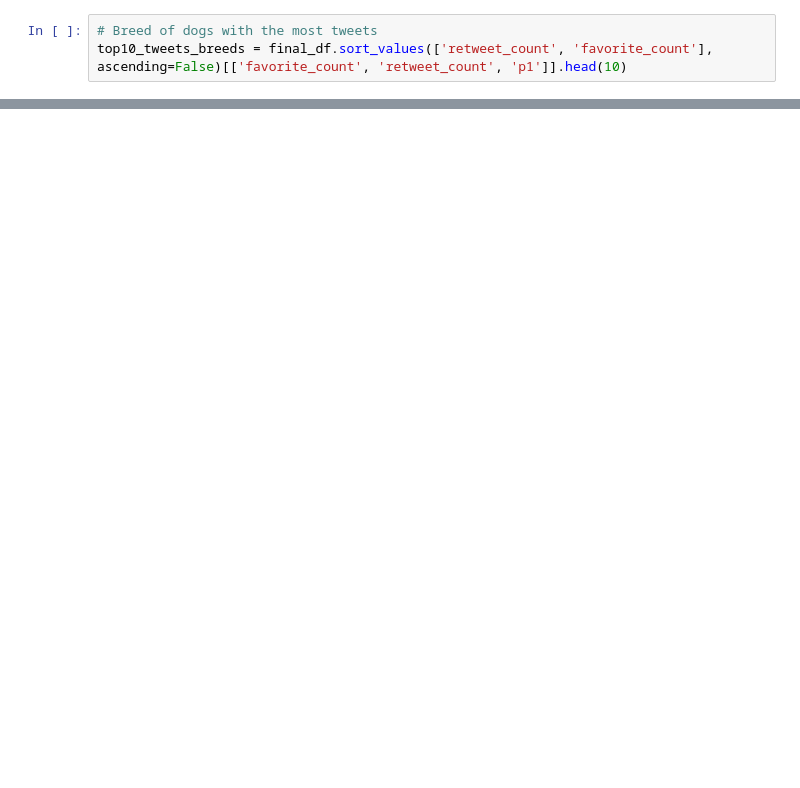
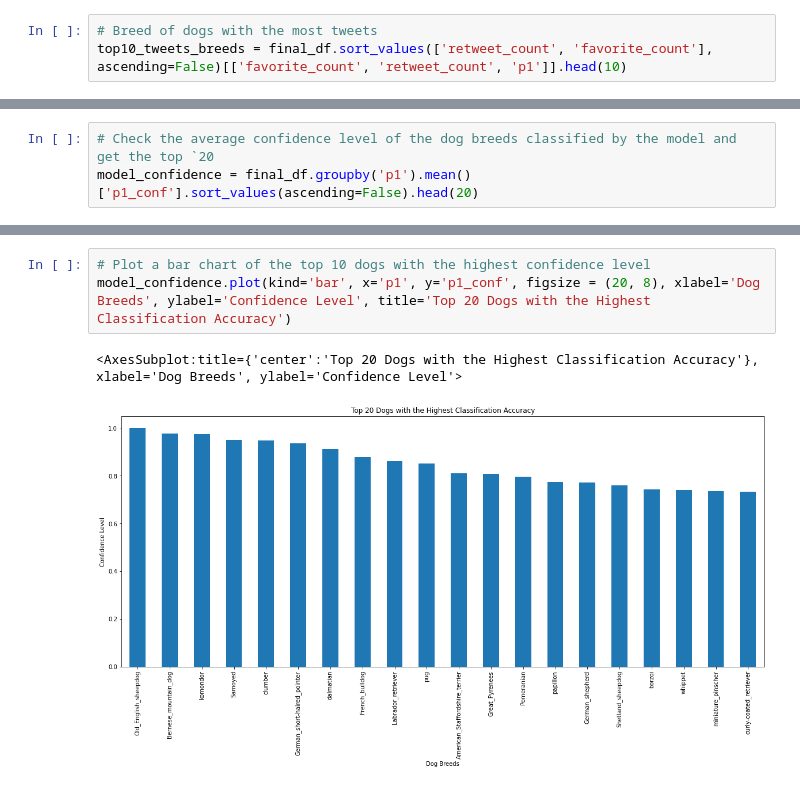
Before and after one commit to okabamac/data_wrangling_p2, a Jupyter notebook: wrangle_act.ipynb, the cells around one changed output, grey strips where cells are left out. Drawn from its saved outputs; the diff is of its cells as text; blank space fills up the shorter version.

```diff
--- a/wrangle_act.ipynb
+++ b/wrangle_act.ipynb
@@ -1140,0 +1139,3 @@ top10_tweets_breeds.plot(kind='bar', x='p1', y='total_tweets', figsize = (20, 8)
+# %%
+# Check the average confidence level of the dog breeds classified by the model and get the top `20
+model_confidence = final_df.groupby('p1').mean()['p1_conf'].sort_values(ascending=False).head(20)
@@ -1140,0 +1162,6 @@ top10_tweets_breeds.plot(kind='bar', x='p1', y='total_tweets', figsize = (20, 8)
+# %%
+# Plot a bar chart of the top 10 dogs with the highest confidence level
+model_confidence.plot(kind='bar', x='p1', y='p1_conf', figsize = (20, 8), xlabel='Dog Breeds', ylabel='Confidence Level', title='Top 20 Dogs with the Highest Classification Accuracy')
+# %% [output]
+<AxesSubplot:title={'center':'Top 20 Dogs with the Highest Classification Accuracy'}, xlabel='Dog Breeds', ylabel='Confidence Level'>
+[figure, added]
```
Also changed, not shown: parts of 48 cells of this notebook, 1 other file.
